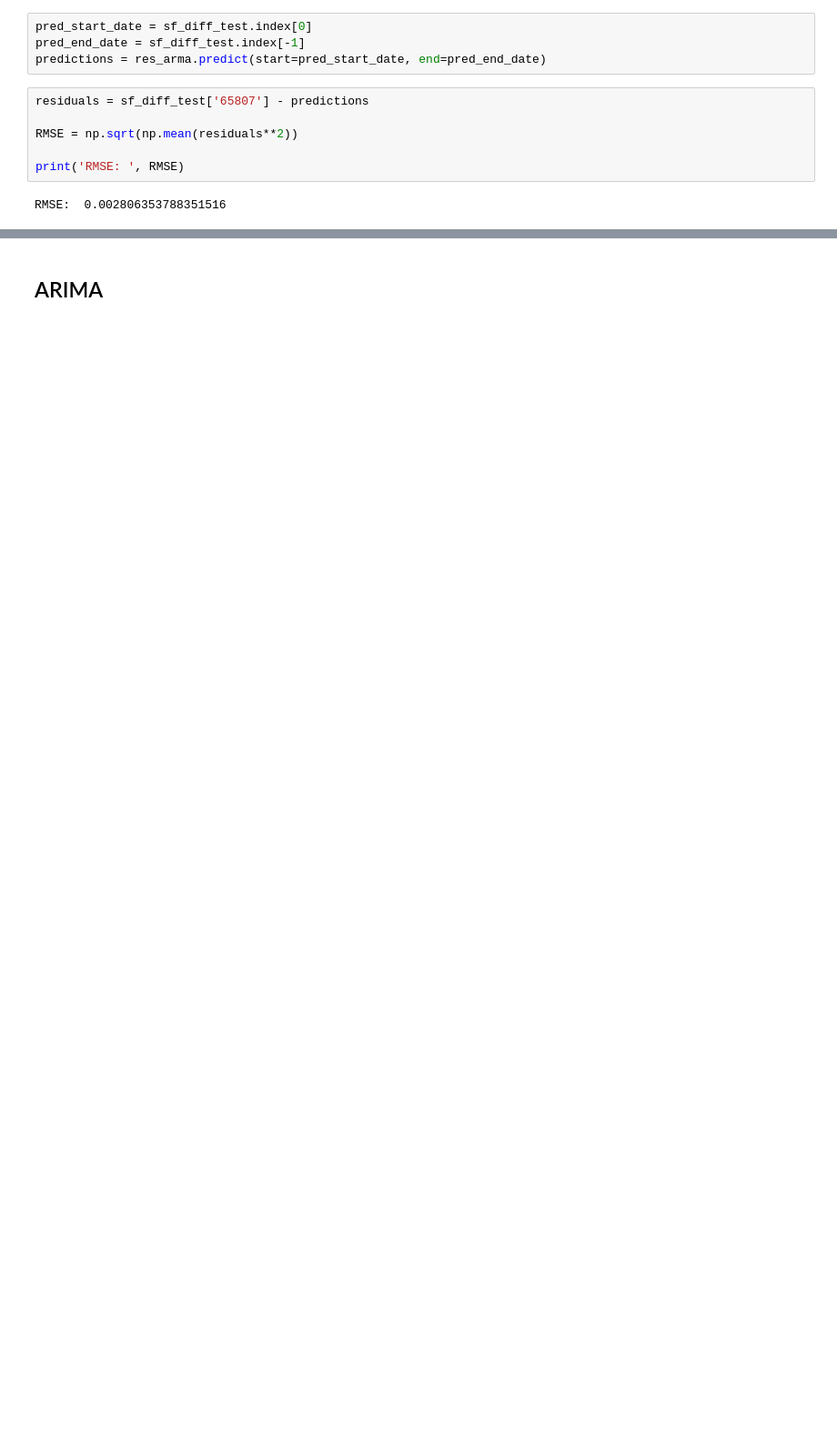
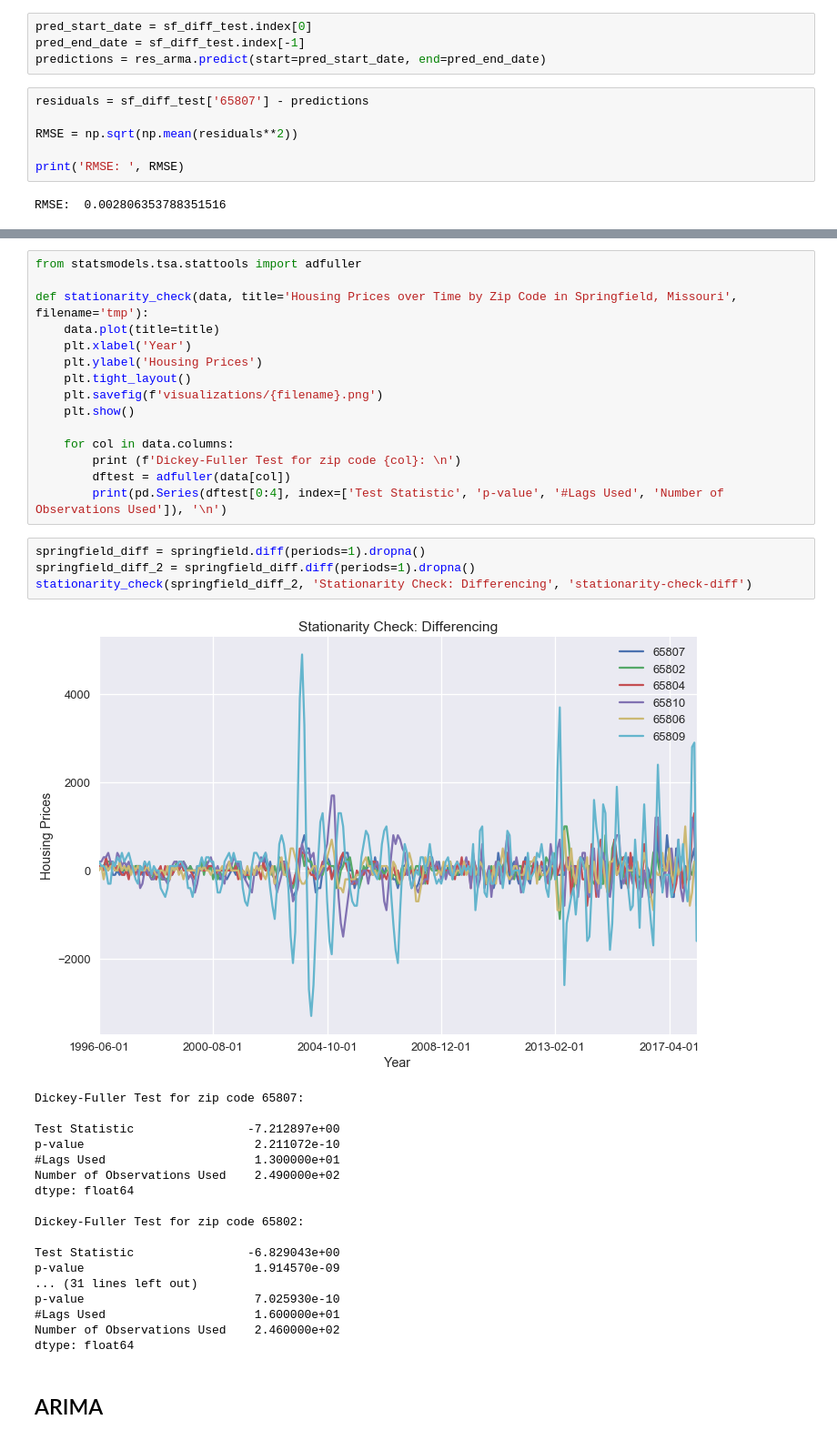
Before and after one commit to tjkim614/springfield_housing_analysis, a Jupyter notebook: 2-Modeling.ipynb, the cells around one changed output, grey strips where cells are left out. Shown at 91% size. Drawn from its saved outputs; the diff is of its cells as text; blank space fills up the shorter version.

```diff
--- a/2-Modeling.ipynb
+++ b/2-Modeling.ipynb
@@ -158,2 +167,40 @@ RMSE:  0.002806353788351516
+# %%
+from statsmodels.tsa.stattools import adfuller
+
+def stationarity_check(data, title='Housing Prices over Time by Zip Code in Springfield, Missouri', filename='tmp'):
+    data.plot(title=title)
+    plt.xlabel('Year')
+    plt.ylabel('Housing Prices')
+    plt.tight_layout()
+    plt.savefig(f'visualizations/{filename}.png')
+    plt.show()
+
+    for col in data.columns:
+        print (f'Dickey-Fuller Test for zip code {col}: \n')
+        dftest = adfuller(data[col])
+        print(pd.Series(dftest[0:4], index=['Test Statistic', 'p-value', '#Lags Used', 'Number of Observations Used']), '\n')
+# %%
+springfield_diff = springfield.diff(periods=1).dropna()
+springfield_diff_2 = springfield_diff.diff(periods=1).dropna()
+stationarity_check(springfield_diff_2, 'Stationarity Check: Differencing', 'stationarity-check-diff')
+# %% [output]
+[figure, added]
+Dickey-Fuller Test for zip code 65807:
+
+Test Statistic                -7.212897e+00
+p-value                        2.211072e-10
+#Lags Used                     1.300000e+01
+Number of Observations Used    2.490000e+02
+dtype: float64
+
+Dickey-Fuller Test for zip code 65802:
+
+Test Statistic                -6.829043e+00
+p-value                        1.914570e-09
+... (31 lines left out)
+p-value                        7.025930e-10
+#Lags Used                     1.600000e+01
+Number of Observations Used    2.460000e+02
+dtype: float64
 # %% [markdown]
 ## ARIMA
```
Also changed, not shown: parts of 10 cells of this notebook, 3 other files.
